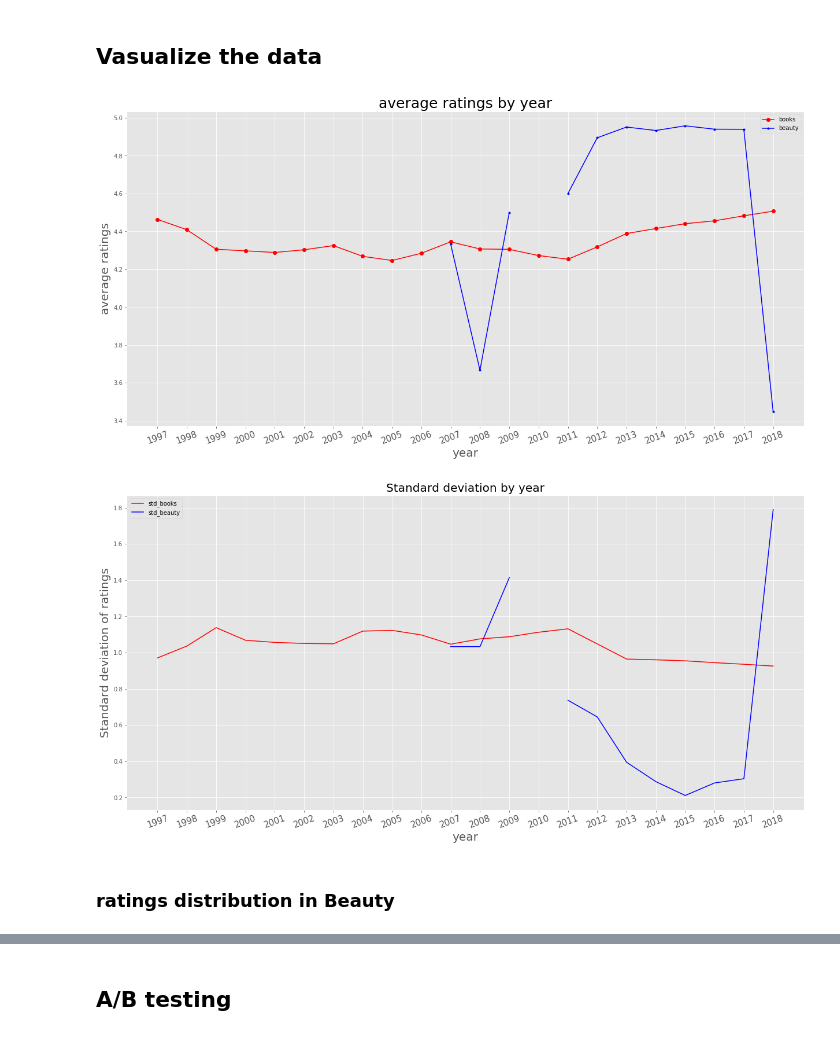
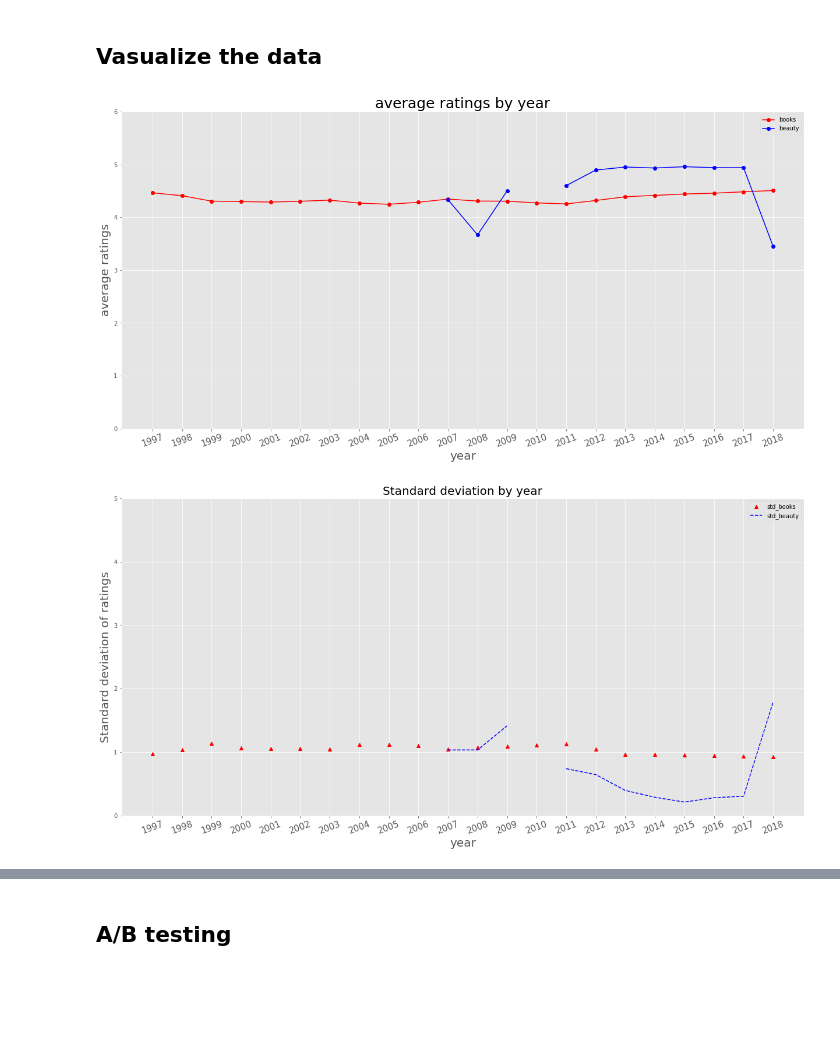
Before and after one commit to Nicole-LijuanChen/Patterns-in-Amazon-customer-ratings, a Jupyter notebook: data-cleaning.ipynb, the cells around one changed output, grey strips where cells are left out. Saved outputs shown, nothing was run; the diff lists cells and outputs as text; code cells hidden in the pictures; blank space fills up the shorter version.

```diff
--- a/data-cleaning.ipynb
+++ b/data-cleaning.ipynb
@@ -152,32 +152,34 @@ ave_ratings_merge
 # %%
 #plot the average ratings by year
 fig, ax = plt.subplots(figsize=(21,10))
 x = np.arange(len(by_year_merge['year']))
 labels = avg_year_merge['year'].tolist()
 ax.plot(x, by_year_merge['avg_books'],'o-',color='r',label = 'books')
-ax.plot(x, by_year_merge['avg_beauty'],'.-',color='b',label = 'beauty')
+ax.plot(x, by_year_merge['avg_beauty'],'o-',color='b',label = 'beauty')
+
+ax.set_title('average ratings by year',fontsize=25)
 ax.set_xlabel("year",fontsize=20)
 ax.set_ylabel("average ratings",fontsize=20)
 ax.set_xticks(x)
 ax.set_xticklabels(labels,fontsize=15,rotation=20)
-ax.set_title('average ratings by year',fontsize=25)
+ax.set_yticks(np.arange(7))
+
 ax.legend()
 plt.savefig('images/average_ratings_plot.png')
 # %% [output]
-[figure, old version]
+[figure, new version]
 # %%
 #plot the average ratings by year
 fig, ax = plt.subplots(figsize=(21,10))
-ax.plot(x, by_year_merge['std_books'],color='r',label = 'std_books')
-ax.plot(x, by_year_merge['std_beauty'],color='b',label = 'std_beauty')
+ax.plot(x, by_year_merge['std_books'],'g^',color='r',label = 'std_books')
+ax.plot(x, by_year_merge['std_beauty'],'r--',color='b',label = 'std_beauty')
 ax.set_xlabel("year",fontsize=20)
 ax.set_ylabel("Standard deviation of ratings",fontsize=20)
 ax.set_xticks(x)
 ax.set_xticklabels(labels,fontsize=15,rotation=20)
+ax.set_yticks(np.arange(6))
 ax.set_title("Standard deviation by year",fontsize=20)
 ax.legend()
 plt.savefig('images/standard_deviaton_plot.png')
 # %% [output]
-[figure, old version]
+[figure, new version]
-# %% [markdown]
-### ratings distribution in Beauty
```
Also changed, not shown: parts of 17 cells of this notebook, 3 other files.
